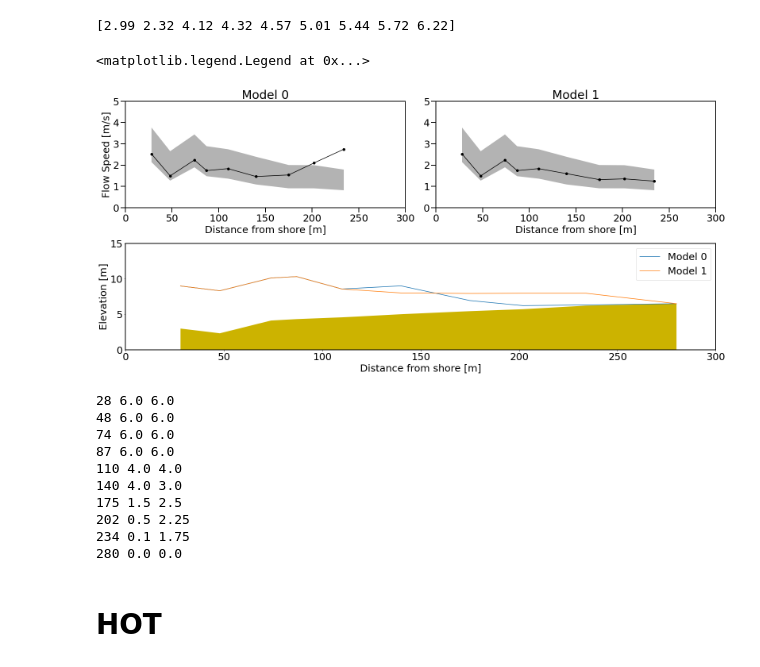
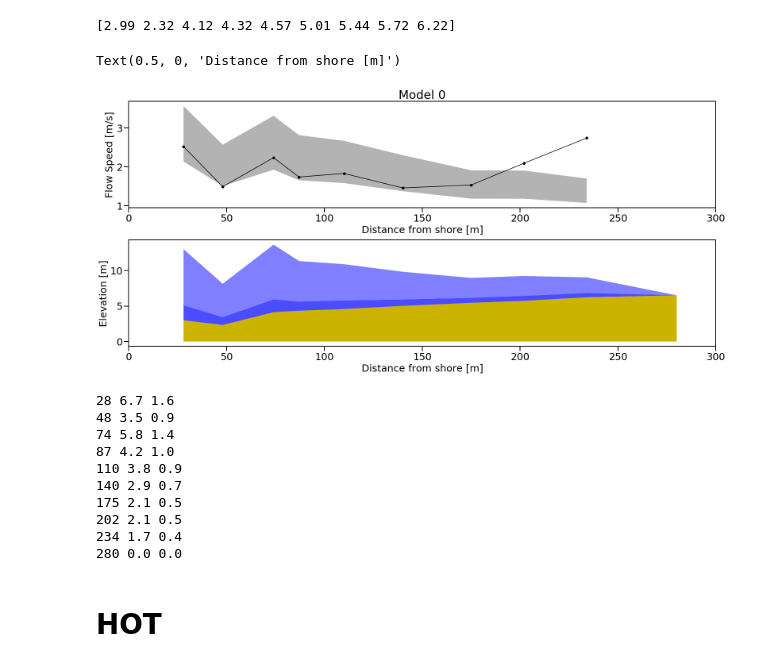
Before and after one commit to weiszr/Palu_results, a Jupyter notebook: Palu1.ipynb, the cells around one changed output. Saved outputs shown, nothing was run; the diff lists cells and outputs as text; code cells hidden in the pictures.

```diff
--- a/Palu1.ipynb
+++ b/Palu1.ipynb
@@ -92,71 +106,78 @@ print(hi_000)
 # %% [output]
 [2.99 2.32 4.12 4.32 4.57 5.01 5.44 5.72 6.22]
 # %%
-fr_low = 0.1
-fr_high = 0.9
-varfd_lower_000,varfd_upper_000 = read_data_bulk_var('./Palu_Output_000/',fr_low,fr_high,'PAN')
-varfd_lower_001,varfd_upper_001 = read_data_bulk_var('./Palu_Output_000/',fr_low,fr_high,'PAN')
+fr_low = 0.2
+fr_high = 0.8
+varve_lower_000,varve_upper_000,varfd_lower_000,varfd_upper_000 = read_data_bulk_var('./Palu_Output_000/',fr_low,fr_high,'PAN')
+varve_lower_001,varve_upper_001,varfd_lower_001,varfd_upper_001 = read_data_bulk_var('./Palu_Output_000/',fr_low,fr_high,'PAN')
+fd_000_cc_lower = insert(varfd_lower_000,len(varfd_lower_000),0.0)
+fd_000_cc_upper = insert(varfd_upper_000,len(varfd_upper_000),0.0)
 # %%
 
 fig = figure(constrained_layout=True)
-gs = GridSpec(2, 2,figure=fig)
+gs = GridSpec(2, 1,figure=fig)
 ax1 = fig.add_subplot(gs[0,0])
-ax2 = fig.add_subplot(gs[0,1])
+#ax2 = fig.add_subplot(gs[0,1])
 ax4 = fig.add_subplot(gs[1, :])
 
 
 al=0.1
 li=3
 
 ax1.tick_params(which='both', width=2)
 ax1.tick_params(which='major', length=12)
-ax2.tick_params(which='both', width=2)
-ax2.tick_params(which='major', length=12)
-ax3.tick_params(which='both', width=2)
-ax3.tick_params(which='major', length=12)
+# ax2.tick_params(which='both', width=2)
+# ax2.tick_params(which='major', length=12)
+ax4.tick_params(which='both', width=2)
+ax4.tick_params(which='major', length=12)
 
-ax1.fill_between(loc_pit,varfd_lower_000,varfd_upper_000,facecolor=(0.7,0.7,0.7))
+ax1.fill_between(loc_pit,varve_lower_000,varve_upper_000,facecolor=(0.7,0.7,0.7))
 ax1.plot(loc_pit,sinveb_000,'k-o')
-ax1.set_ylim(0,5)
+#ax1.set_ylim(0,5)
 ax1.set_xlim(0,300)
 ax1.set_title('Model 0')
 ax1.set_xlabel('Distance from shore [m]')
 ax1.set_ylabel('Flow Speed [m/s]')
 
-ax2.fill_between(loc_pit,varfd_lower_001,varfd_upper_001,facecolor=(0.7,0.7,0.7))
-ax2.plot(loc_pit,sinveb_001,'k-o')
-ax2.set_ylim(0,5)
-ax2.set_xlim(0,300)
-ax2.set_title('Model 1')
-ax2.set_xlabel('Distance from shore [m]')
+# ax2.fill_between(loc_pit,varve_lower_001,varve_upper_001,facecolor=(0.7,0.7,0.7))
+# ax2.plot(loc_pit,sinveb_001,'k-o')
+# #ax2.set_ylim(0,5)
+# ax2.set_xlim(0,300)
+# ax2.set_title('Model 1')
+# ax2.set_xlabel('Distance from shore [m]')
 
 
 ax4.fill_between(loc_pit_cc,0.0,hi_000_cc,facecolor=(0.8,0.7,0.0))
-ax4.plot(loc_pit_cc,fd_000_cc+hi_000_cc,label='Model 0')
-ax4.plot(loc_pit_cc,fd_001_cc+hi_001_cc,label='Model 1')
+#ax4.plot(loc_pit_cc,fd_000_cc+hi_000_cc,label='Model 0')
+#ax4.plot(loc_pit_cc,fd_001_cc+hi_001_cc,label='Model 1')
+ax4.fill_between(loc_pit_cc,hi_000_cc+fd_000_cc_lower,hi_000_cc+fd_000_cc_upper,facecolor='b',alpha=0.5)
+ax4.fill_between(loc_pit_cc,hi_000_cc+fd_000_cc_upper,hi_000_cc,facecolor='b',alpha=0.7)
+
+
 ax4.set_xlim(0,300)
-ax4.set_ylim(0,15)
+#ax4.set_ylim(0,15)
 ax4.set_ylabel('Elevation [m]')
 ax4.set_xlabel('Distance from shore [m]')
-ax4.legend(loc=1)
+
+#ax4.legend(loc=1)
 # %% [output]
-<matplotlib.legend.Legend at 0x...>
+Text(0.5, 0, 'Distance from shore [m]')
-[figure, old version]
+[figure, new version]
 # %%
 fig.savefig("PAN.png",dpi=200,bbox_inches='tight', transparent=True)
 # %%
 for i in range(len(loc_pit_cc)):
-    print(loc_pit_cc[i],fd_000_cc[i],fd_001_cc[i])
+    print(loc_pit_cc[i],fd_000_cc_lower[i],fd_000_cc_upper[i])
 # %% [output]
-28 6.0 6.0
-48 6.0 6.0
-74 6.0 6.0
-87 6.0 6.0
-110 4.0 4.0
-140 4.0 3.0
-175 1.5 2.5
-202 0.5 2.25
-234 0.1 1.75
+28 6.7 1.6
+48 3.5 0.9
+74 5.8 1.4
+87 4.2 1.0
+110 3.8 0.9
+140 2.9 0.7
+175 2.1 0.5
+202 2.1 0.5
+234 1.7 0.4
 280 0.0 0.0
 # %% [markdown]
 # HOT
```
Also changed, not shown: parts of 3 cells of this notebook.
